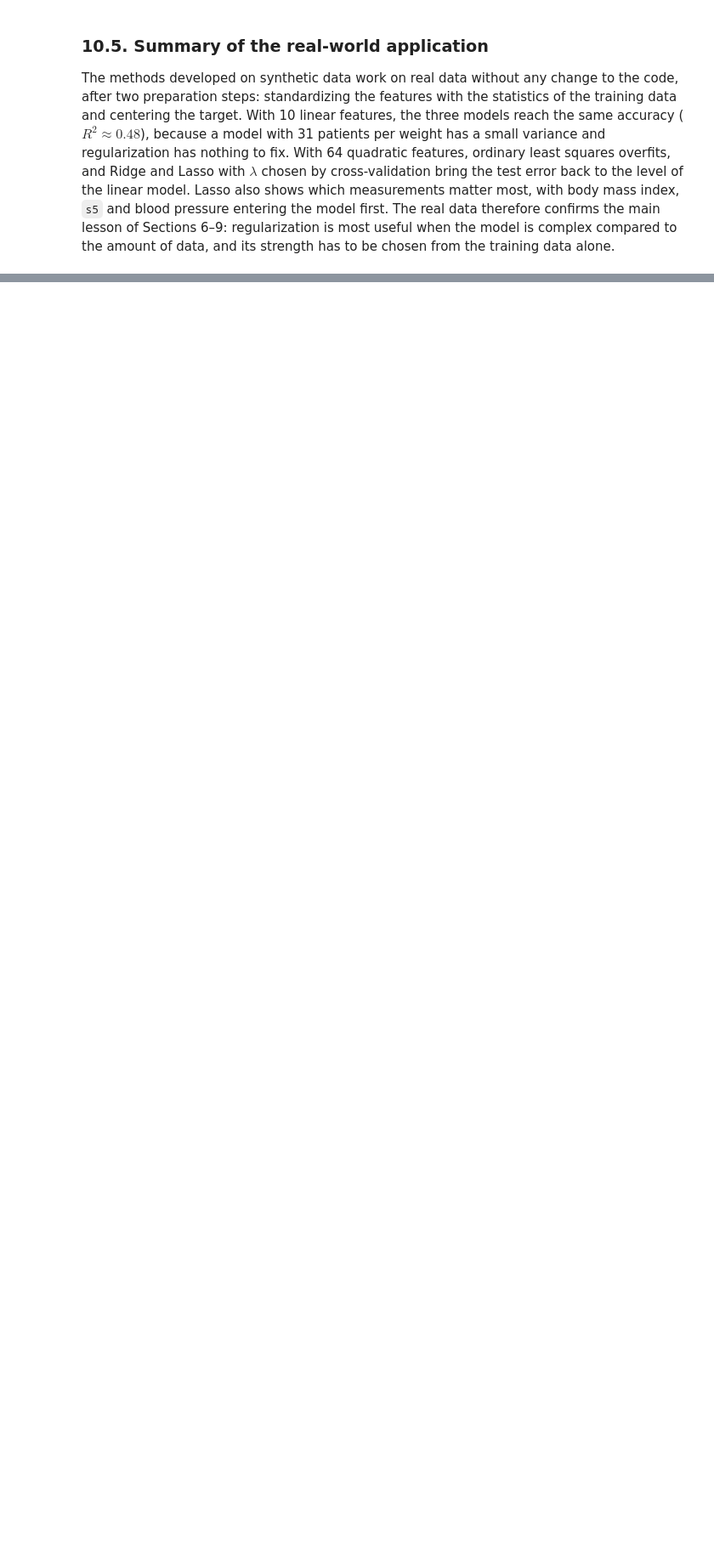
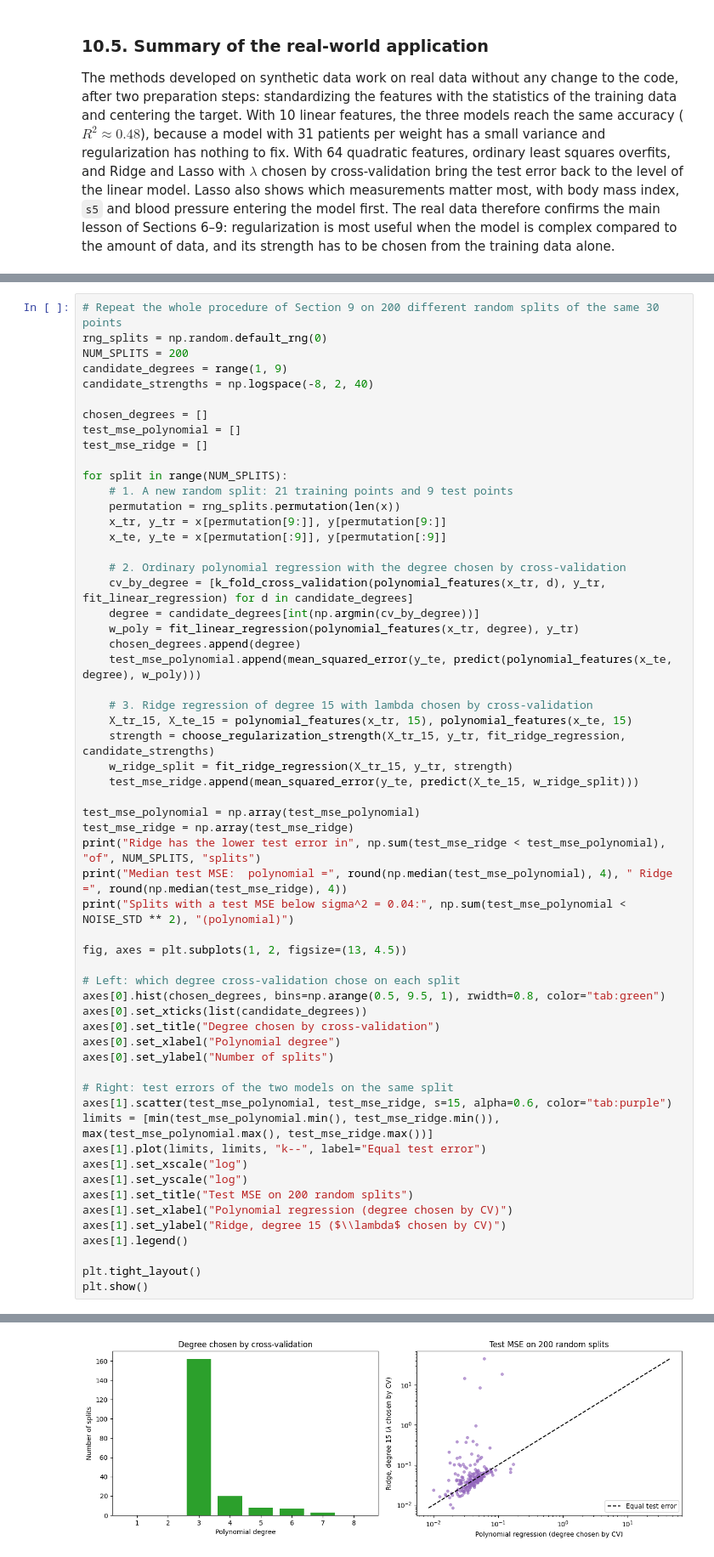
Before and after one commit to eleonorakuteva/overfitting-and-regularization, a Jupyter notebook: main.ipynb, the cells around one changed output, grey strips where cells are left out. Shown at 85% size. Cells and saved outputs as stored; diff of their text form; blank space fills up the shorter version.

Commit message:
Add the discussion, limitations and conclusion

```diff
--- a/main.ipynb
+++ b/main.ipynb
@@ -1334,0 +1350,59 @@ The methods developed on synthetic data work on real data without any change to
+# %%
+# Repeat the whole procedure of Section 9 on 200 different random splits of the same 30 points
+rng_splits = np.random.default_rng(0)
+NUM_SPLITS = 200
+candidate_degrees = range(1, 9)
+candidate_strengths = np.logspace(-8, 2, 40)
+
+chosen_degrees = []
+test_mse_polynomial = []
+test_mse_ridge = []
+
+for split in range(NUM_SPLITS):
+    # 1. A new random split: 21 training points and 9 test points
+    permutation = rng_splits.permutation(len(x))
+    x_tr, y_tr = x[permutation[9:]], y[permutation[9:]]
+    x_te, y_te = x[permutation[:9]], y[permutation[:9]]
+
+    # 2. Ordinary polynomial regression with the degree chosen by cross-validation
+    cv_by_degree = [k_fold_cross_validation(polynomial_features(x_tr, d), y_tr, fit_linear_regression) for d in candidate_degrees]
+    degree = candidate_degrees[int(np.argmin(cv_by_degree))]
+    w_poly = fit_linear_regression(polynomial_features(x_tr, degree), y_tr)
+    chosen_degrees.append(degree)
+    test_mse_polynomial.append(mean_squared_error(y_te, predict(polynomial_features(x_te, degree), w_poly)))
+
+    # 3. Ridge regression of degree 15 with lambda chosen by cross-validation
+    X_tr_15, X_te_15 = polynomial_features(x_tr, 15), polynomial_features(x_te, 15)
+    strength = choose_regularization_strength(X_tr_15, y_tr, fit_ridge_regression, candidate_strengths)
+    w_ridge_split = fit_ridge_regression(X_tr_15, y_tr, strength)
+    test_mse_ridge.append(mean_squared_error(y_te, predict(X_te_15, w_ridge_split)))
+
+test_mse_polynomial = np.array(test_mse_polynomial)
+test_mse_ridge = np.array(test_mse_ridge)
+print("Ridge has the lower test error in", np.sum(test_mse_ridge < test_mse_polynomial), "of", NUM_SPLITS, "splits")
+print("Median test MSE:  polynomial =", round(np.median(test_mse_polynomial), 4), " Ridge =", round(np.median(test_mse_ridge), 4))
+print("Splits with a test MSE below sigma^2 = 0.04:", np.sum(test_mse_polynomial < NOISE_STD ** 2), "(polynomial)")
+
+fig, axes = plt.subplots(1, 2, figsize=(13, 4.5))
+
+# Left: which degree cross-validation chose on each split
+axes[0].hist(chosen_degrees, bins=np.arange(0.5, 9.5, 1), rwidth=0.8, color="tab:green")
+axes[0].set_xticks(list(candidate_degrees))
+axes[0].set_title("Degree chosen by cross-validation")
+axes[0].set_xlabel("Polynomial degree")
+axes[0].set_ylabel("Number of splits")
+
+# Right: test errors of the two models on the same split
+axes[1].scatter(test_mse_polynomial, test_mse_ridge, s=15, alpha=0.6, color="tab:purple")
+limits = [min(test_mse_polynomial.min(), test_mse_ridge.min()), max(test_mse_polynomial.max(), test_mse_ridge.max())]
+axes[1].plot(limits, limits, "k--", label="Equal test error")
+axes[1].set_xscale("log")
+axes[1].set_yscale("log")
+axes[1].set_title("Test MSE on 200 random splits")
+axes[1].set_xlabel("Polynomial regression (degree chosen by CV)")
+axes[1].set_ylabel("Ridge, degree 15 ($\\lambda$ chosen by CV)")
+axes[1].legend()
+
+plt.tight_layout()
+plt.show()
+# %% [output]
@@ -1334,0 +1412 @@ The methods developed on synthetic data work on real data without any change to
+[figure, added]
```
Also changed, not shown: parts of 5 cells of this notebook.
